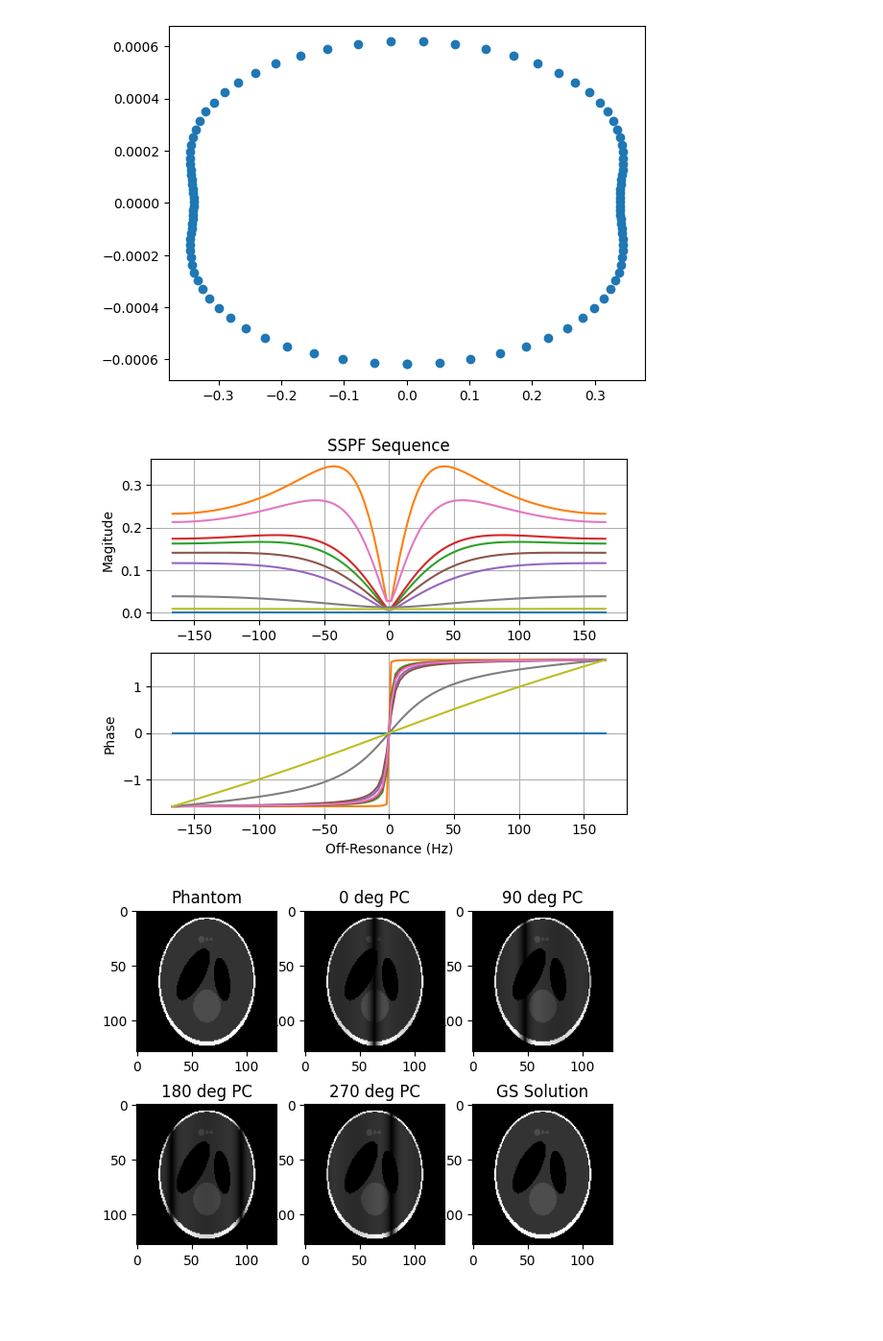
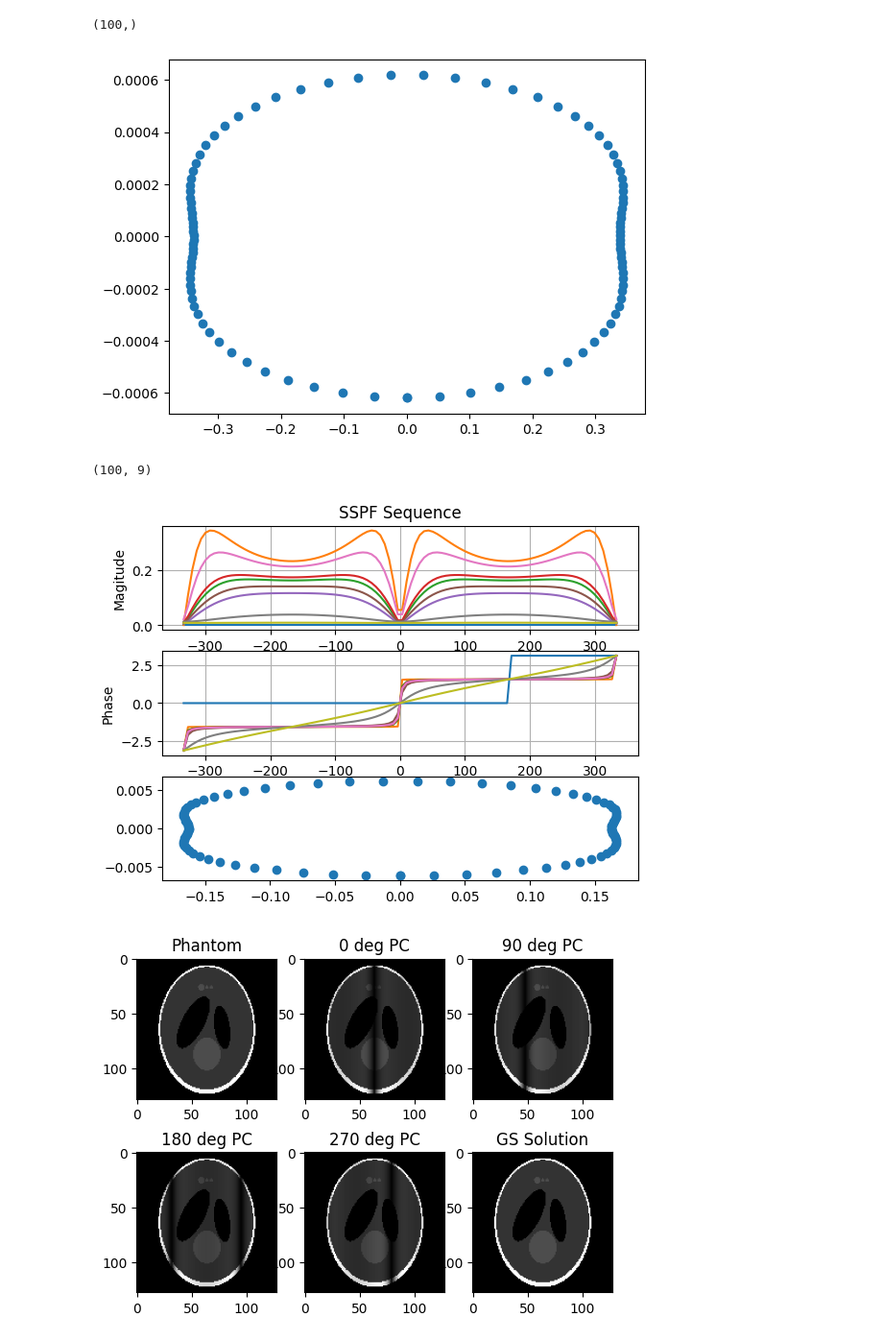
Before and after one commit to michaelmendoza/mssfp, a Jupyter notebook: notebooks/1_sspf_simulations.ipynb, the cells around one changed output. Shown: that part at 96% size. Drawn from its saved outputs; the diff is of its cells as text; code cells hidden in the pictures; blank space fills up the shorter version.

```diff
--- a/notebooks/1_sspf_simulations.ipynb
+++ b/notebooks/1_sspf_simulations.ipynb
@@ -55,56 +99,63 @@ ssfp_1d_example()
 # %%
 def ssfp_complex_example():
     npcs = 4
-    T1, T2 = 4.2, 2
+    T1, T2 = 4.2, 1.99
     TR, alpha = 3e-3, np.deg2rad(60)
     TE = TR / 2.0
     BetaMax = 2 * np.pi
     beta = np.linspace(-BetaMax, BetaMax, 100)
     f = beta / TR / (2 * np.pi)
     pcs = np.linspace(0, 2 * math.pi, npcs, endpoint=False)
-    M = ssfp(T1, T2, TR, TE, alpha, f0=f)
+    M = ssfp(T1, T2, TR, TE, alpha, f0=f, dphi=pcs)[:,0]
+    print(M.shape)
 
     plt.scatter(M.imag, M.real)
     plt.show()
 
 ssfp_complex_example()
 # %% [output]
+(100,)
 [figure]
 # %%
 def ssfp_1d_example2():
     TR, alpha = 3e-3, np.deg2rad(30)
     TE = TR / 2.0
-    BetaMax = np.pi
+    BetaMax = 2 * np.pi
     beta = np.linspace(-BetaMax, BetaMax, 100)
     f = beta / TR / (2 * np.pi)
 
     keys = list(simple.tissue_parameters.keys())
     M = []
     for key in keys:
         if key == 'none':
             continue
         T1 = simple.tissue_parameters[key][1]
         T2 = simple.tissue_parameters[key][2]
         M.append(ssfp(T1, T2, TR, TE, alpha, f0=f))
     M = np.squeeze(np.array(M))
     M = np.transpose(M, (1,0))
+    print(M.shape)
 
-    plt.subplot(211)
+    plt.subplot(311)
     plt.plot(f, np.absolute(M))
     plt.ylabel('Magitude')
     plt.title('SSPF Sequence')
     plt.grid(True)
 
-    plt.subplot(212)
+    plt.subplot(312)
     plt.plot(f, np.angle(M))
     plt.xlabel('Off-Resonance (Hz)')
     plt.ylabel('Phase')
     plt.grid(True)
+
+    plt.subplot(313)
+    plt.scatter(M.imag[:, 2], M.real[:,2])
     plt.show()
 
 ssfp_1d_example2()
 # %% [output]
+(100, 9)
-[figure, old version]
+[figure, new version]
 # %%
 def ssfp_2d_example():
     N = 128
```
Also changed, not shown: parts of 2 cells of this notebook, 5 other files.
